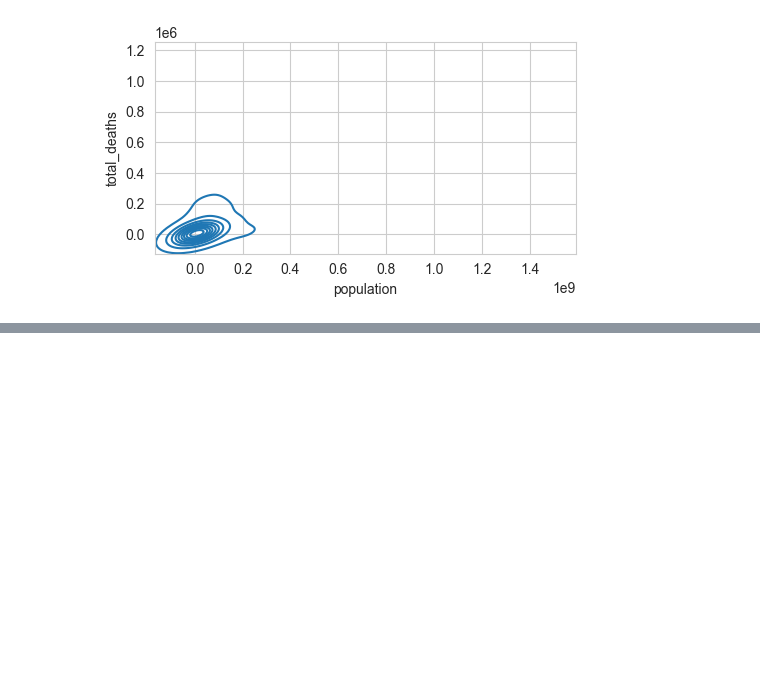
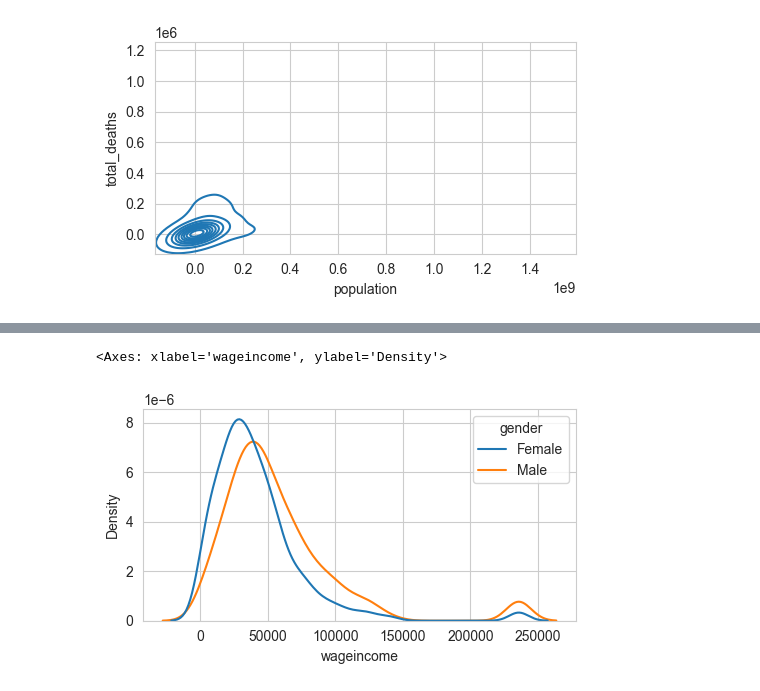
Before and after one commit to jieshu-wang-SBU/EST389_371_2026_spring, a Jupyter notebook: lectures/06-EDA_and_visualization_1/06-10_bivariate_EDA.ipynb, the cells around one changed output, grey strips where cells are left out. Cells and saved outputs as stored; diff of their text form; code cells hidden in the pictures; blank space fills up the shorter version.

```diff
--- a/lectures/06-EDA_and_visualization_1/06-10_bivariate_EDA.ipynb
+++ b/lectures/06-EDA_and_visualization_1/06-10_bivariate_EDA.ipynb
@@ -56,0 +96,10 @@ covid_totals[['population','pop_density','total_cases','total_deaths']].corr()
+# %%
+# we could also use KDE plot
+fig, ax=plt.subplots(nrows=1, ncols=1, figsize=(5,3), tight_layout=True)
+
+sns.kdeplot(data=nls97, x=nls97['wageincome'],
+             hue='gender',
+                ax=ax)
+# %% [output]
+<Axes: xlabel='wageincome', ylabel='Density'>
+[figure, added]
```
Also changed, not shown: parts of 27 cells of this notebook.
